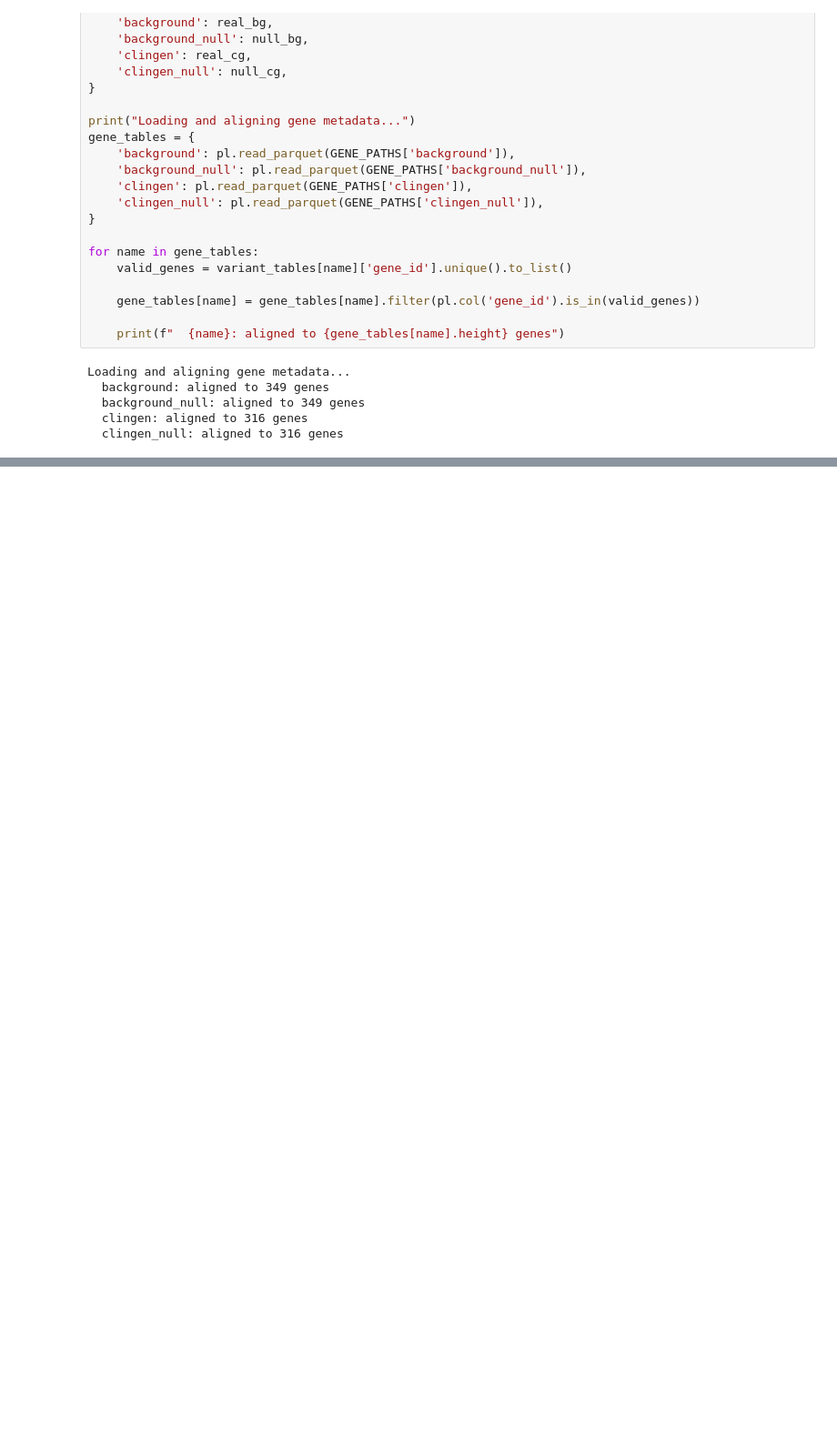
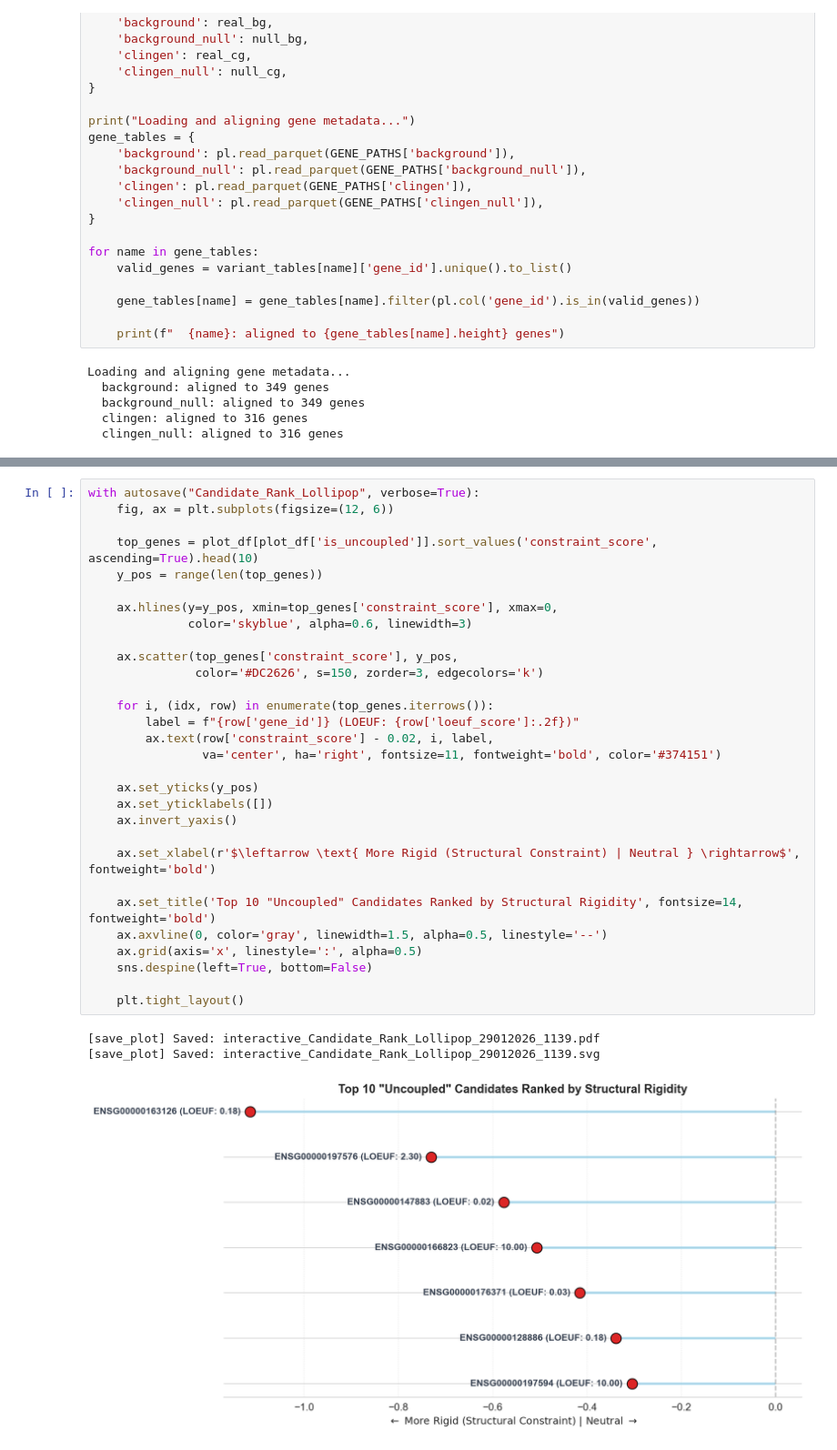
Before and after one commit to markus-marandi/in-silico-vg-analysis, a Jupyter notebook: 04_cis_regulatory_constraint_pipeline/03_Discovery_Benchmarking_and_Candidates.ipynb, the cells around one changed output, grey strips where cells are left out. Shown at 91% size. Saved outputs shown, nothing was run; the diff lists cells and outputs as text; blank space fills up the shorter version.

```diff
--- a/04_cis_regulatory_constraint_pipeline/03_Discovery_Benchmarking_and_Candidates.ipynb
+++ b/04_cis_regulatory_constraint_pipeline/03_Discovery_Benchmarking_and_Candidates.ipynb
@@ -155,0 +393,34 @@ print(f"Loaded {len(bg_df):,} genes into 'plot_data'. Ready for visualization.")
+# %%
+with autosave("Candidate_Rank_Lollipop", verbose=True):
+    fig, ax = plt.subplots(figsize=(12, 6))
+
+    top_genes = plot_df[plot_df['is_uncoupled']].sort_values('constraint_score', ascending=True).head(10)
+    y_pos = range(len(top_genes))
+
+    ax.hlines(y=y_pos, xmin=top_genes['constraint_score'], xmax=0,
+              color='skyblue', alpha=0.6, linewidth=3)
+
+    ax.scatter(top_genes['constraint_score'], y_pos,
+               color='#DC2626', s=150, zorder=3, edgecolors='k')
+
+    for i, (idx, row) in enumerate(top_genes.iterrows()):
+        label = f"{row['gene_id']} (LOEUF: {row['loeuf_score']:.2f})"
+        ax.text(row['constraint_score'] - 0.02, i, label,
+                va='center', ha='right', fontsize=11, fontweight='bold', color='#374151')
+
+    ax.set_yticks(y_pos)
+    ax.set_yticklabels([])
+    ax.invert_yaxis()
+
+    ax.set_xlabel(r'$\leftarrow \text{ More Rigid (Structural Constraint) | Neutral } \rightarrow$', fontweight='bold')
+
+    ax.set_title('Top 10 "Uncoupled" Candidates Ranked by Structural Rigidity', fontsize=14, fontweight='bold')
+    ax.axvline(0, color='gray', linewidth=1.5, alpha=0.5, linestyle='--')
+    ax.grid(axis='x', linestyle=':', alpha=0.5)
+    sns.despine(left=True, bottom=False)
+
+    plt.tight_layout()
+# %% [output]
+[save_plot] Saved: interactive_Candidate_Rank_Lollipop_29012026_1139.pdf
+[save_plot] Saved: interactive_Candidate_Rank_Lollipop_29012026_1139.svg
+[figure, added]
```
Also changed, not shown: parts of 8 cells of this notebook.
